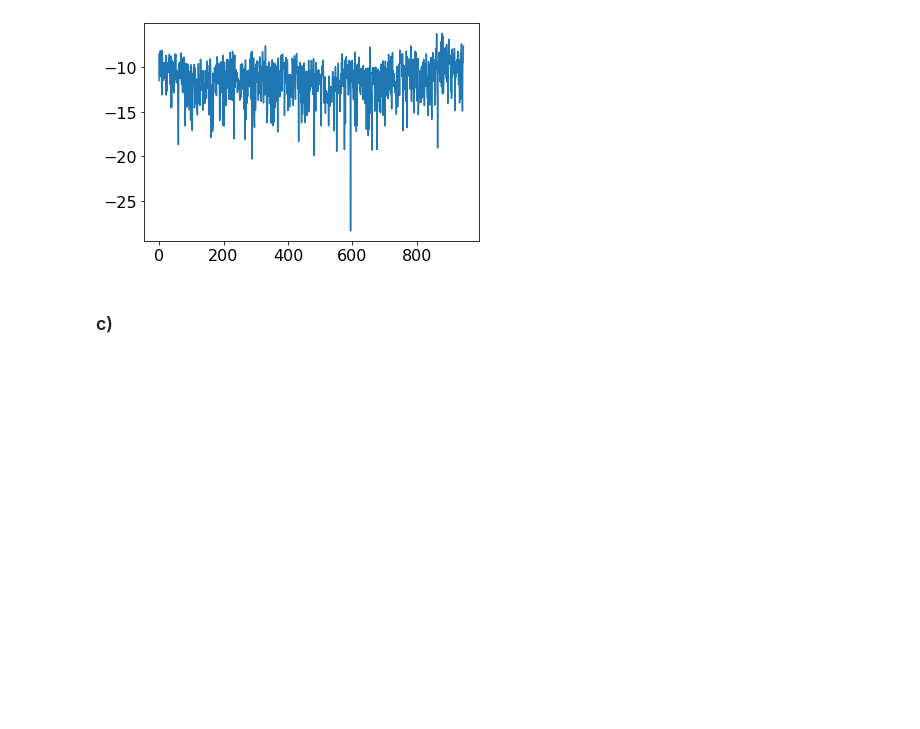
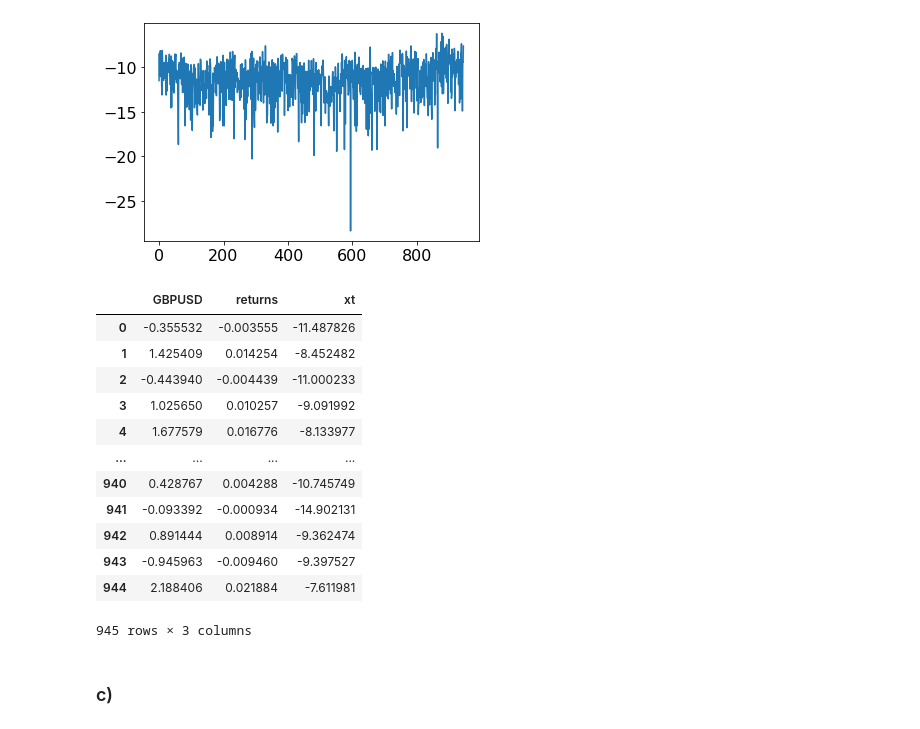
Before and after one commit to siemfenne/timeseriesmodels-vu, a Jupyter notebook: part2.ipynb, the cells around one changed output. Drawn from its saved outputs; the diff is of its cells as text; code cells hidden in the pictures; blank space fills up the shorter version.

```diff
--- a/part2.ipynb
+++ b/part2.ipynb
@@ -61,6 +62,22 @@ plt.plot(df['xt'])
 plt.show()
 # %% [output]
 [figure]
+# %%
+df
+# %% [output]
+|  | GBPUSD | returns | xt |
+| 0 | -0.355532 | -0.003555 | -11.487826 |
+| 1 | 1.425409 | 0.014254 | -8.452482 |
+| 2 | -0.443940 | -0.004439 | -11.000233 |
+| 3 | 1.025650 | 0.010257 | -9.091992 |
+| 4 | 1.677579 | 0.016776 | -8.133977 |
+| ... | ... | ... | ... |
+| 940 | 0.428767 | 0.004288 | -10.745749 |
+| 941 | -0.093392 | -0.000934 | -14.902131 |
+| 942 | 0.891444 | 0.008914 | -9.362474 |
+| 943 | -0.945963 | -0.009460 | -9.397527 |
+| 944 | 2.188406 | 0.021884 | -7.611981 |
+945 rows × 3 columns
 # %% [markdown]
 ### c)
 # %%
```
Also changed, not shown: parts of 7 cells of this notebook.
